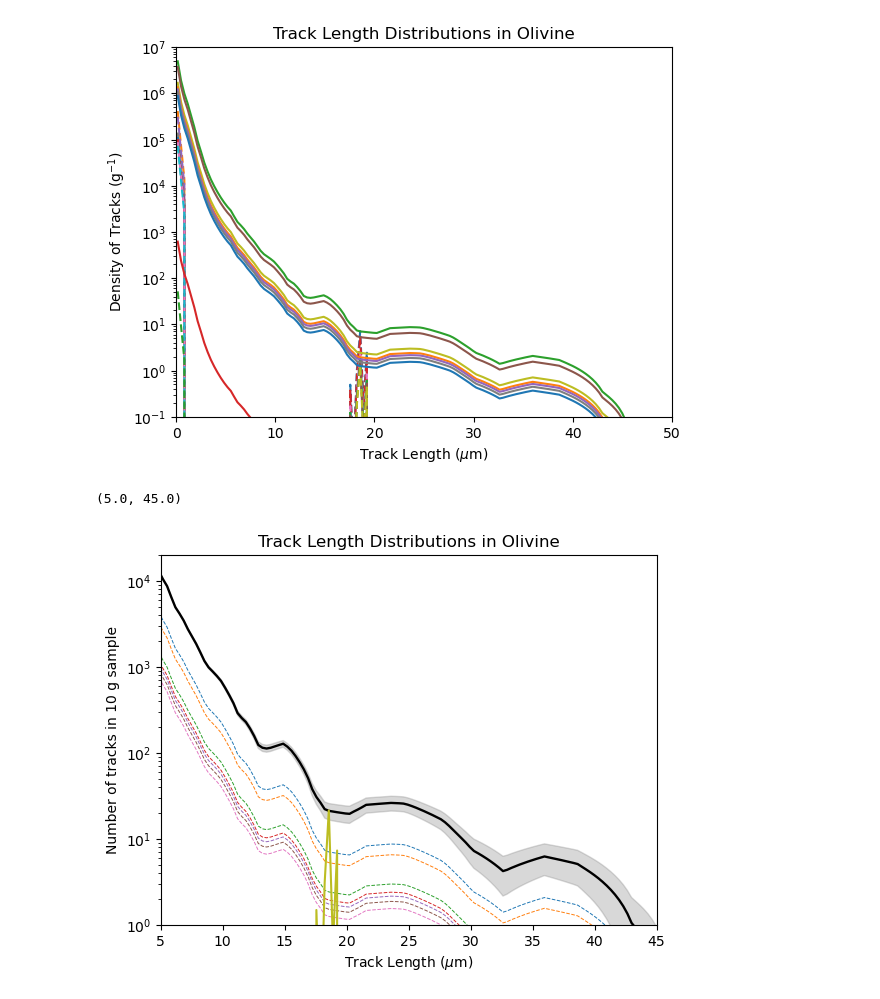
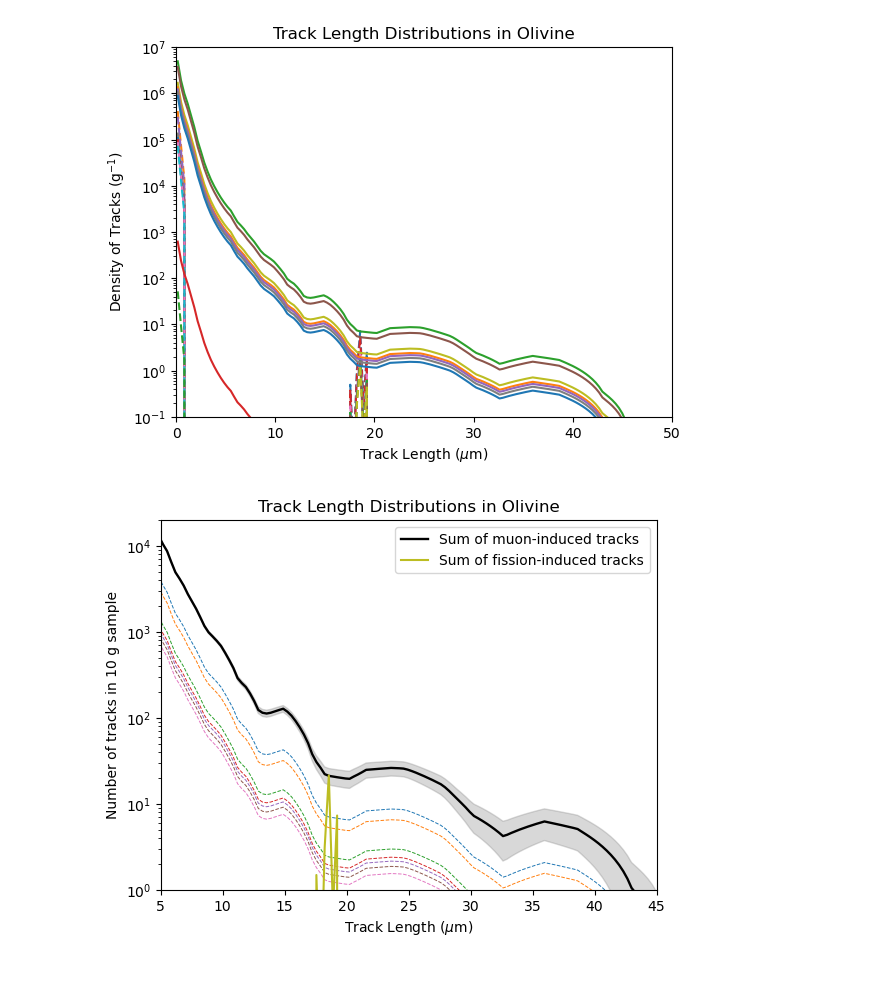
Before and after one commit to cgalelli/PrimusCode, a Jupyter notebook: Primus_analysis.ipynb, the cells around one changed output. Cells and saved outputs as stored; diff of their text form; code cells hidden in the pictures.

```diff
--- a/Primus_analysis.ipynb
+++ b/Primus_analysis.ipynb
@@ -219,24 +219,23 @@ plt.xlim(0, 50)
 summed_target = np.sum(total_muon_tracks[..., 15:], axis=-1)
 # %%
 for i, name in enumerate(names):
-    plt.plot(x_mids/1000, total_muon_tracks[i], label=f"  Muon-induced tracks: {names[i]}", linestyle='--', linewidth=0.7)
+    plt.plot(x_mids/1000, total_muon_tracks[i], linestyle='--', linewidth=0.7)
 
 sum_muons = np.sum(total_muon_tracks, axis=0)
 
 plt.plot(x_mids/1000, sum_muons, label=f"Sum of muon-induced tracks", linewidth=1.7, color='Black')
 plt.plot(x_mids/1000, np.sum(total_fission_tracks, axis=0), label=f"Sum of fission-induced tracks")
-plt.plot(x_mids/1000, np.sum(total_neutron_tracks, axis=0), label=f"Sum of neutron-induced tracks")
 plt.fill_between(x_mids/1000, sum_muons-np.sqrt(sum_muons), sum_muons+np.sqrt(sum_muons), color='gray', alpha=0.3)
 
 plt.title(f"Track Length Distributions in {CONFIG['mineral_name']}")
 plt.xlabel(r"Track Length ($\mu$m)")
 plt.ylabel(r"Number of tracks in 10 g sample")
 plt.yscale("log")
 plt.ylim(1e0, 2e4)
 plt.xlim(5, 45)
-#plt.legend()
+plt.legend()
+plt.show()
 # %% [output]
-(5.0, 45.0)
-[figure, old version]
+[figure, new version]
 # %%
 plt.errorbar(exposure_times, summed_target, yerr= np.sqrt(summed_target+(0.1*summed_target)**2), linestyle='', color='C2', marker='')
```
Also changed, not shown: parts of 1 cell of this notebook.
